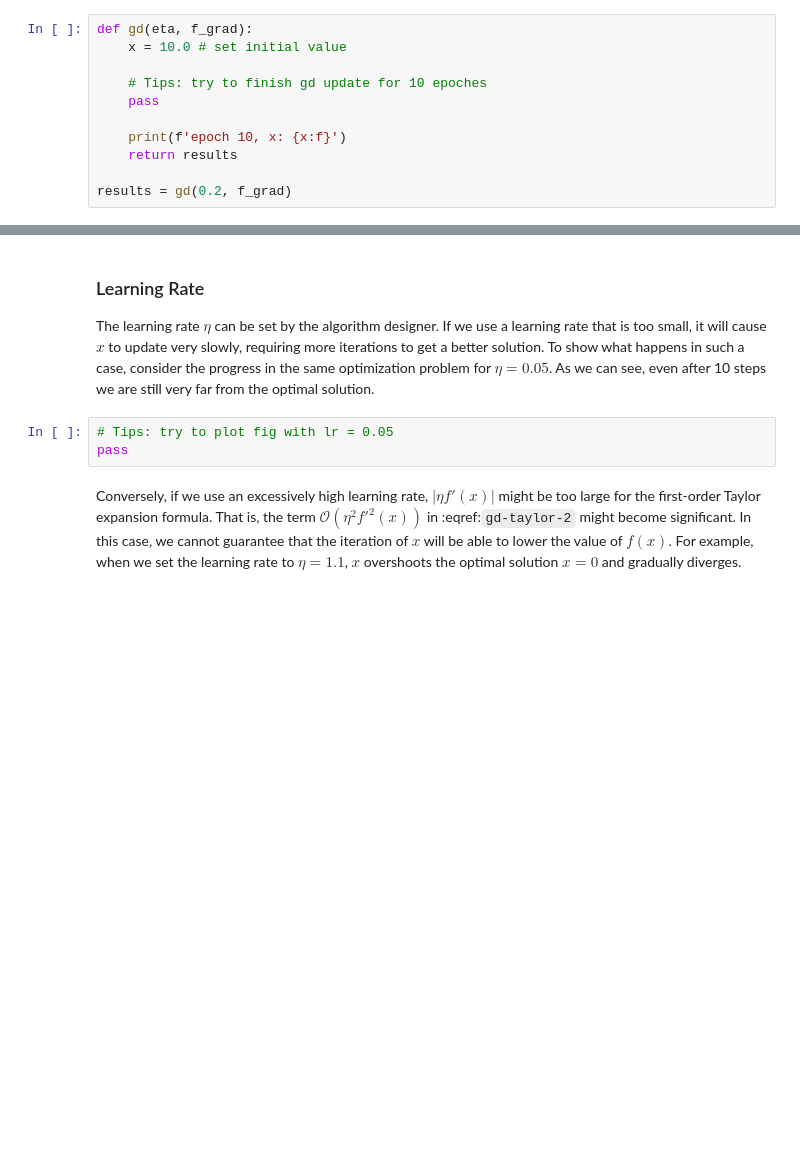
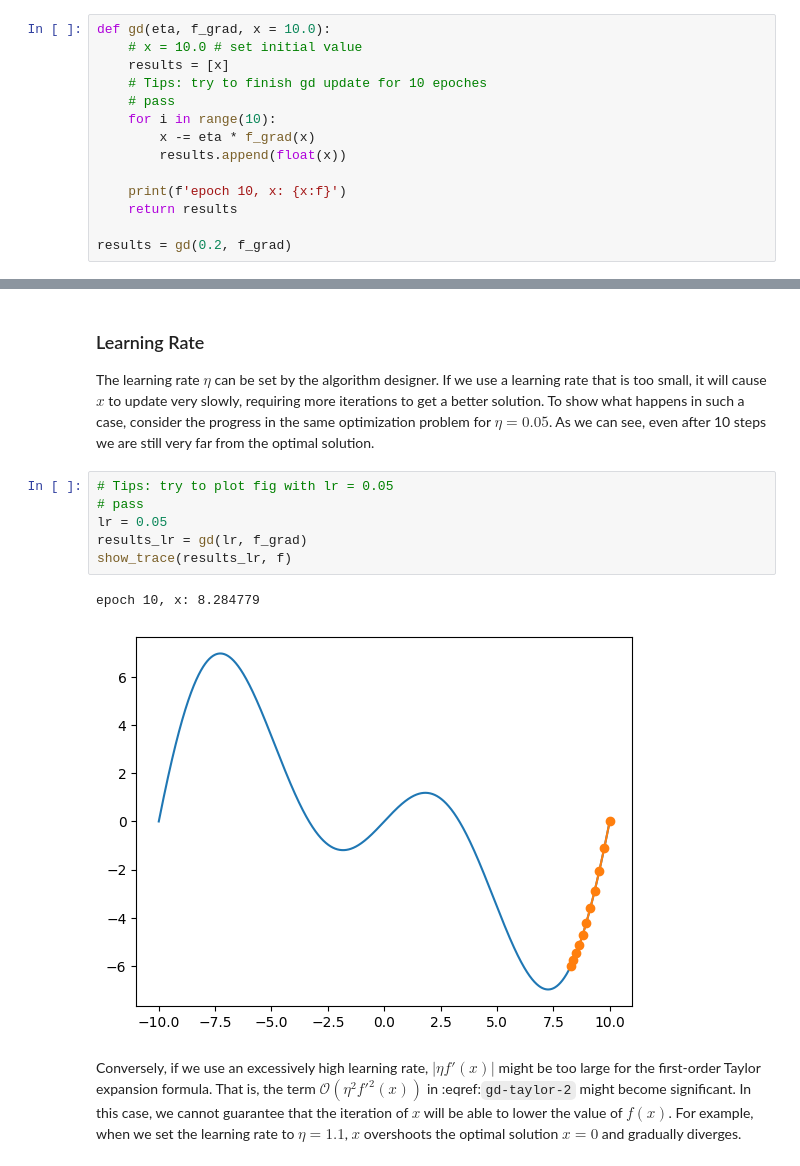
Before and after one commit to Westlake-DL/DL-Course-2024, a Jupyter notebook: exercises/hw05/hw05.ipynb, the cells around one changed output, grey strips where cells are left out. Saved outputs shown, nothing was run; the diff lists cells and outputs as text; blank space fills up the shorter version.

```diff
--- a/exercises/hw05/hw05.ipynb
+++ b/exercises/hw05/hw05.ipynb
@@ -44,11 +44,14 @@ def f(x):  # Objective function
 def f_grad(x):  # Gradient (derivative) of the objective function
     return 2 * x
 # %%
-def gd(eta, f_grad):
-    x = 10.0 # set initial value
-
+def gd(eta, f_grad, x = 10.0):
+    # x = 10.0 # set initial value
+    results = [x]
     # Tips: try to finish gd update for 10 epoches
-    pass
+    # pass
+    for i in range(10):
+        x -= eta * f_grad(x)
+        results.append(float(x))
 
     print(f'epoch 10, x: {x:f}')
     return results
@@ -92,7 +99,13 @@ show_trace(results, f)
 The learning rate $\eta$ can be set by the algorithm designer. If we use a learning rate that is too small, it will cause $x$ to update very slowly, requiring more iterations to get a better solution. To show what happens in such a case, consider the progress in the same optimization problem for $\eta = 0.05$. As we can see, even after 10 steps we are still very far from the optimal solution.
 # %%
 # Tips: try to plot fig with lr = 0.05
-pass
+# pass
+lr = 0.05
+results_lr = gd(lr, f_grad)
+show_trace(results_lr, f)
+# %% [output]
+epoch 10, x: 8.284779
+[figure, added]
 # %% [markdown]
 Conversely, if we use an excessively high learning rate, $\left|\eta f'(x)\right|$ might be too large for the first-order Taylor expansion formula. That is, the term $\mathcal{O}(\eta^2 f'^2(x))$ in :eqref:`gd-taylor-2` might become significant. In this case, we cannot guarantee that the iteration of $x$ will be able to lower the value of $f(x)$. For example, when we set the learning rate to $\eta=1.1$, $x$ overshoots the optimal solution $x=0$ and gradually diverges.
 # %%
```
Also changed, not shown: parts of 8 cells of this notebook, 22 other files.
